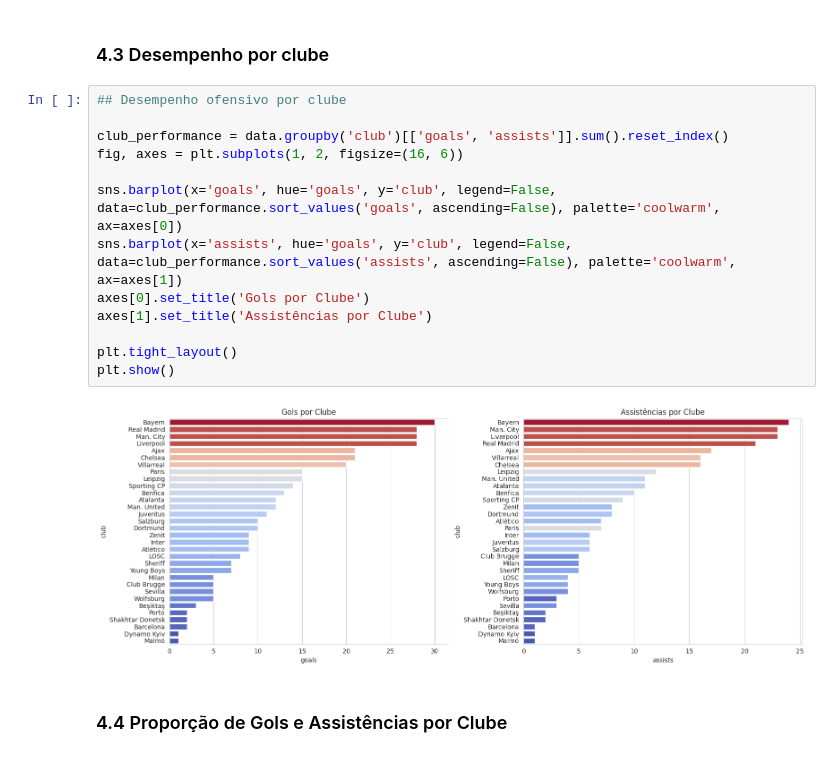
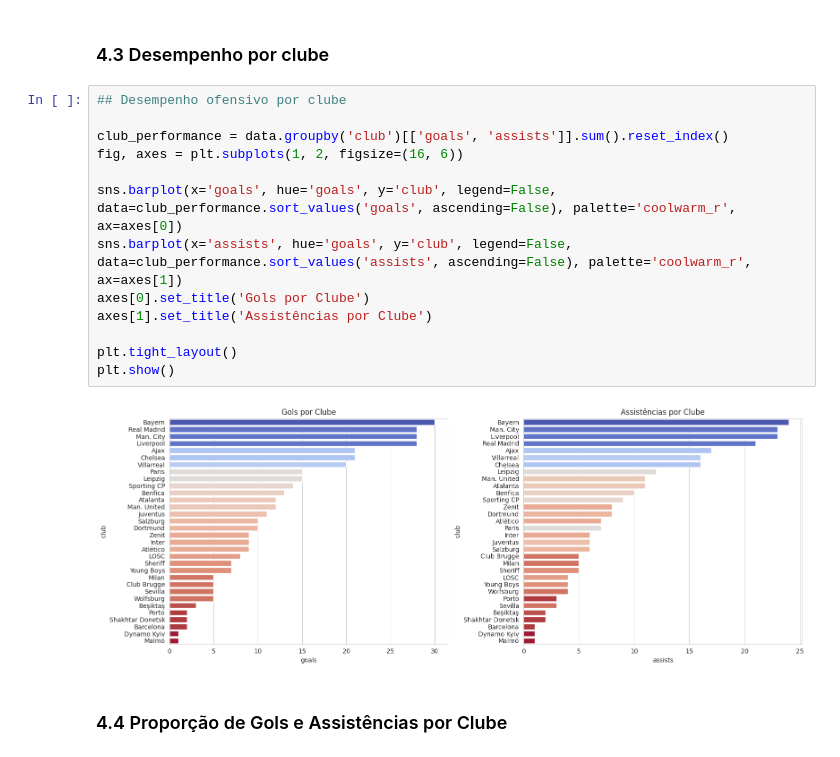
Before and after one commit to igordsrosa2/ucl22-analysis, a Jupyter notebook: UCL_21_22.ipynb, the cells around one changed output. Drawn from its saved outputs; the diff is of its cells as text.

Commit message:
ajustando paleta do gráfico de gols e assistências

```diff
--- a/UCL_21_22.ipynb
+++ b/UCL_21_22.ipynb
@@ -153,18 +150,18 @@ plt.show()
 # %%
 ## Desempenho ofensivo por clube
 
 club_performance = data.groupby('club')[['goals', 'assists']].sum().reset_index()
 fig, axes = plt.subplots(1, 2, figsize=(16, 6))
 
-sns.barplot(x='goals', hue='goals', y='club', legend=False, data=club_performance.sort_values('goals', ascending=False), palette='coolwarm', ax=axes[0])
-sns.barplot(x='assists', hue='goals', y='club', legend=False, data=club_performance.sort_values('assists', ascending=False), palette='coolwarm', ax=axes[1])
+sns.barplot(x='goals', hue='goals', y='club', legend=False, data=club_performance.sort_values('goals', ascending=False), palette='coolwarm_r', ax=axes[0])
+sns.barplot(x='assists', hue='goals', y='club', legend=False, data=club_performance.sort_values('assists', ascending=False), palette='coolwarm_r', ax=axes[1])
 axes[0].set_title('Gols por Clube')
 axes[1].set_title('Assistências por Clube')
 
 plt.tight_layout()
 plt.show()
 # %% [output]
-[figure, old version]
+[figure, new version]
 # %% [markdown]
 ### 4.4 Proporção de Gols e Assistências por Clube
 # %%
```
Also changed, not shown: parts of 1 cell of this notebook.
